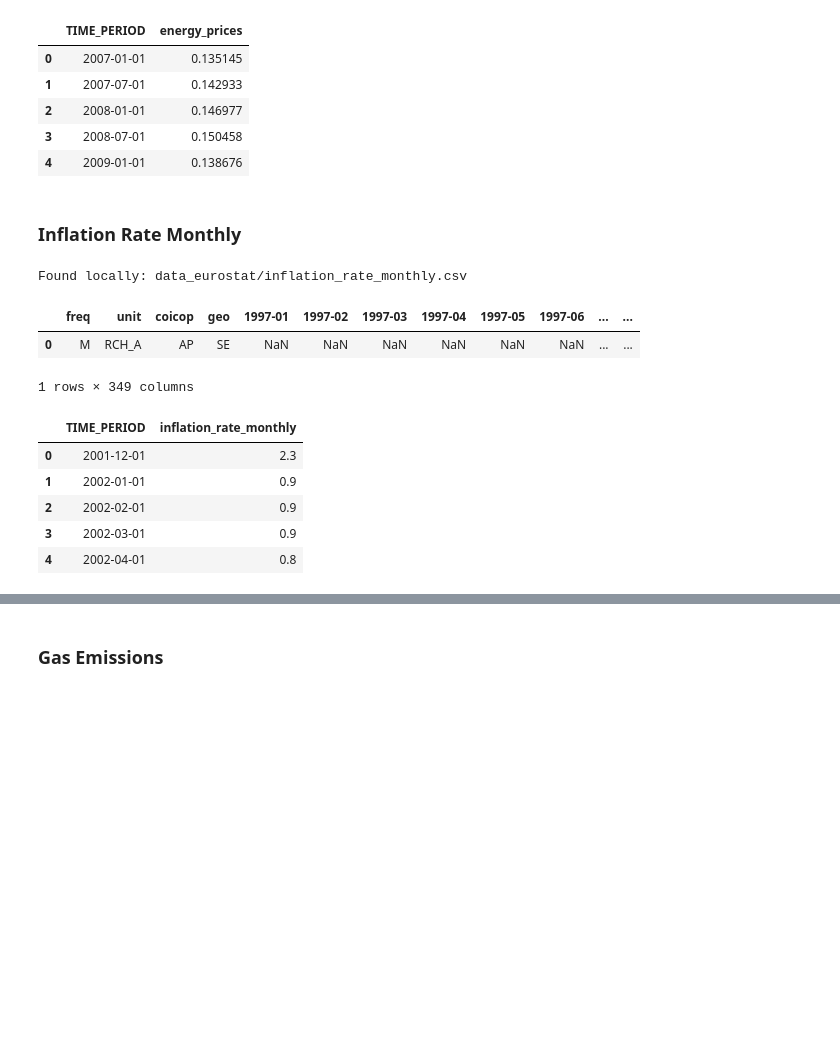
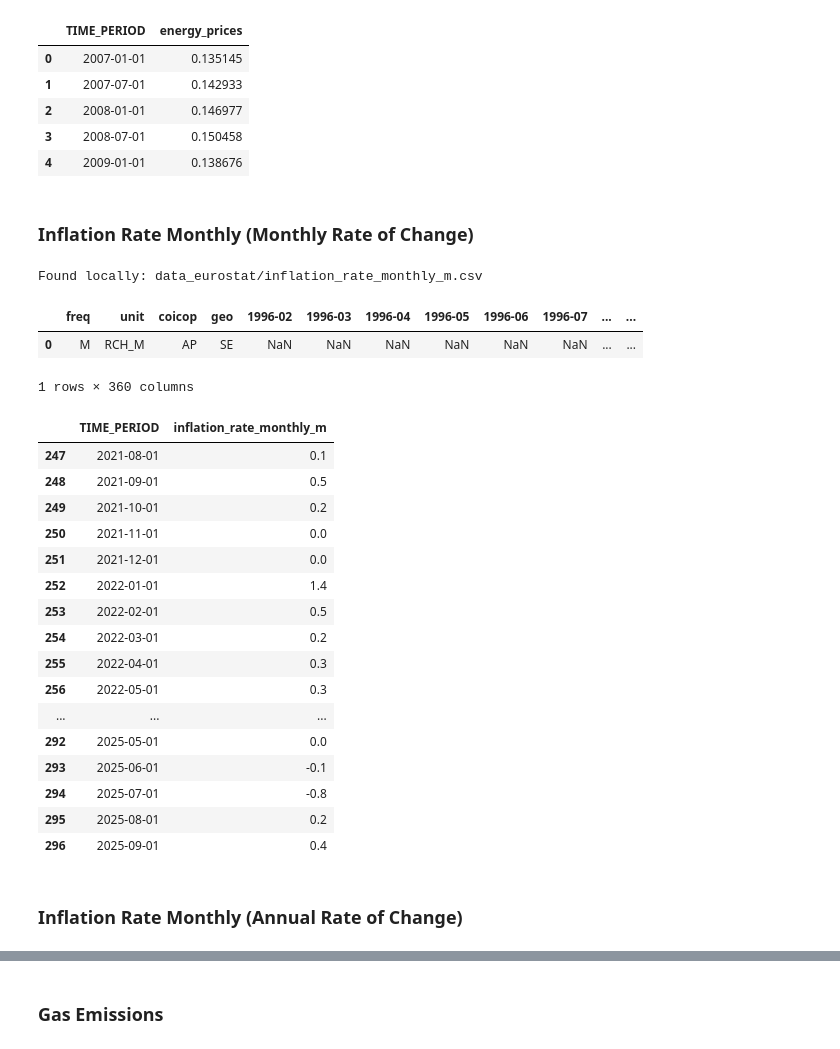
Before and after one commit to Grena30/Exploratory-Data-Analysis, a Jupyter notebook: EDA/datasets.ipynb, the cells around one changed output, grey strips where cells are left out. Drawn from its saved outputs; the diff is of its cells as text; code cells hidden in the pictures; blank space fills up the shorter version.

Commit message:
feat: add total gdp & inflation rates

```diff
--- a/EDA/datasets.ipynb
+++ b/EDA/datasets.ipynb
@@ -69,6 +83,18 @@ INDICATORS = []
 os.makedirs(OUTPUT_DIR, exist_ok=True)
 # %%
 def get_dataset(indicator_name, local_path, country=None, unit=None, coicop=None) -> pd.DataFrame:
+    """_summary_
+
+    Args:
+        indicator_name (_type_): _description_
+        local_path (_type_): _description_
+        country (_type_, optional): _description_. Defaults to None.
+        unit (_type_, optional): _description_. Defaults to None.
+        coicop (_type_, optional): _description_. Defaults to None.
+
+    Returns:
+        pd.DataFrame: _description_
+    """
 
     # Lookup the dataset inside the data_eurostat folder
     if os.path.exists(local_path):
@@ -557,14 +587,16 @@ df_clean.head()
 | 3 | 2008-07-01 | 0.150458 |
 | 4 | 2009-01-01 | 0.138676 |
 # %% [markdown]
-### Inflation Rate Monthly
+### Inflation Rate Monthly (Monthly Rate of Change)
 # %%
-indicator_name = "prc_hicp_manr"
-ds_name = "inflation_rate_monthly"
+indicator_name = "prc_hicp_mmor"
+ds_name = "inflation_rate_monthly_m"
 filename = f"{ds_name}.csv"
 local_path = os.path.join(OUTPUT_DIR, filename)
 
 INDICATORS.append(indicator_name)
+# prc_hicp_mmor
+# prc_hicp_manr
 # %%
 df = get_dataset(
     indicator_name=indicator_name,
@@ -575,21 +607,34 @@ df = get_dataset(
 
 df.head()
 # %% [output]
-Found locally: data_eurostat/inflation_rate_monthly.csv
+Found locally: data_eurostat/inflation_rate_monthly_m.csv
-|  | freq | unit | coicop | geo | 1997-01 | 1997-02 | 1997-03 | 1997-04 | 1997-05 | 1997-06 | ... | ... |
-| 0 | M | RCH_A | AP | SE | NaN | NaN | NaN | NaN | NaN | NaN | ... | ... |
+|  | freq | unit | coicop | geo | 1996-02 | 1996-03 | 1996-04 | 1996-05 | 1996-06 | 1996-07 | ... | ... |
+| 0 | M | RCH_M | AP | SE | NaN | NaN | NaN | NaN | NaN | NaN | ... | ... |
-1 rows × 349 columns
+1 rows × 360 columns
 # %%
 filters = {}
 id_vars = ['freq', 'geo', 'coicop', 'unit']
 
 df_clean = preprocess_dataset(df, ds_name, filters, id_vars)
 
-df_clean.head()
+df_clean.tail(50)
 # %% [output]
-|  | TIME_PERIOD | inflation_rate_monthly |
-| 0 | 2001-12-01 | 2.3 |
-| 1 | 2002-01-01 | 0.9 |
-| 2 | 2002-02-01 | 0.9 |
-| 3 | 2002-03-01 | 0.9 |
-| 4 | 2002-04-01 | 0.8 |
+|  | TIME_PERIOD | inflation_rate_monthly_m |
+| 247 | 2021-08-01 | 0.1 |
+| 248 | 2021-09-01 | 0.5 |
+| 249 | 2021-10-01 | 0.2 |
+| 250 | 2021-11-01 | 0.0 |
+| 251 | 2021-12-01 | 0.0 |
+| 252 | 2022-01-01 | 1.4 |
+| 253 | 2022-02-01 | 0.5 |
+| 254 | 2022-03-01 | 0.2 |
+| 255 | 2022-04-01 | 0.3 |
+| 256 | 2022-05-01 | 0.3 |
+| ... | ... | ... |
+| 292 | 2025-05-01 | 0.0 |
+| 293 | 2025-06-01 | -0.1 |
+| 294 | 2025-07-01 | -0.8 |
+| 295 | 2025-08-01 | 0.2 |
+| 296 | 2025-09-01 | 0.4 |
+# %% [markdown]
+### Inflation Rate Monthly (Annual Rate of Change)
```
Also changed, not shown: parts of 25 cells of this notebook, 7 other files.
